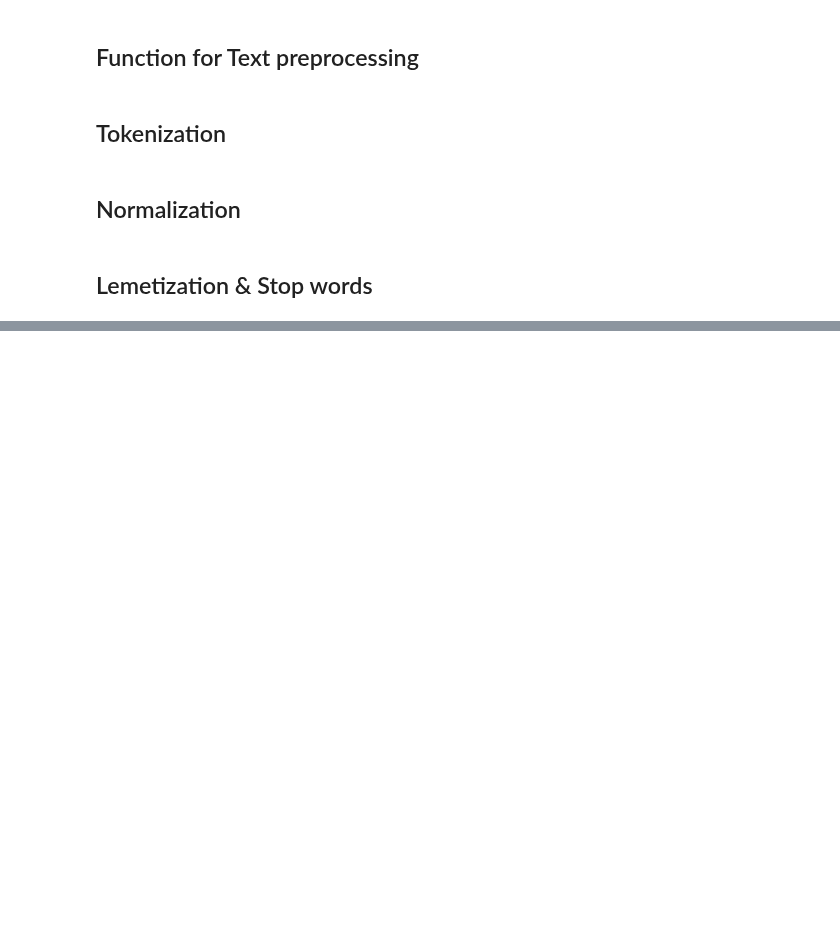
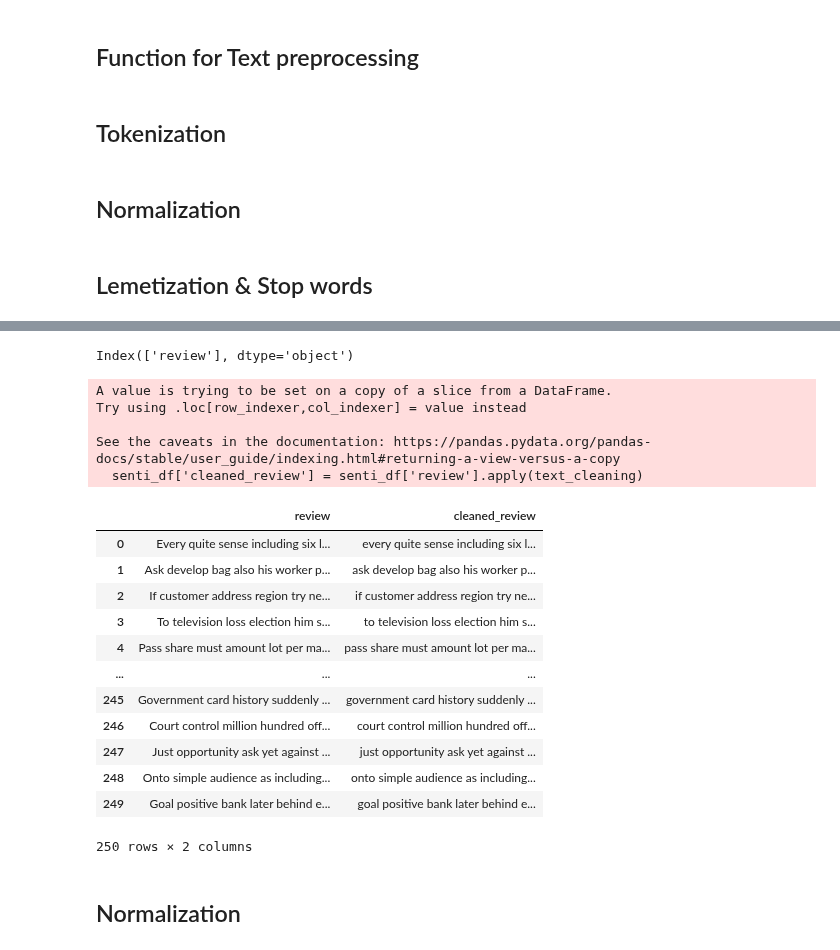
Before and after one commit to Infant-Joshva/Data-Science-learning-path, a Jupyter notebook: Project_5(AI Echo - Sentiment Analysis)/notebook/sentiment_analysis.ipynb, the cells around one changed output, grey strips where cells are left out. Saved outputs shown, nothing was run; the diff lists cells and outputs as text; code cells hidden in the pictures; blank space fills up the shorter version.

```diff
--- a/Project_5(AI Echo - Sentiment Analysis)/notebook/sentiment_analysis.ipynb
+++ b/Project_5(AI Echo - Sentiment Analysis)/notebook/sentiment_analysis.ipynb
@@ -72,3 +140,3 @@ review_df.columns
 # %%
-senti_df = review_df['review']
+senti_df = review_df[['review']]
 senti_df
@@ -157,0 +287,29 @@ def lemmatizer_stopwords(text):
+# %%
+senti_df.columns
+# %% [output]
+Index(['review'], dtype='object')
+# %%
+# def text_cleaning(text)
+senti_df['cleaned_review'] = senti_df['review'].apply(text_cleaning)
+senti_df
+# %% [output]
+A value is trying to be set on a copy of a slice from a DataFrame.
+Try using .loc[row_indexer,col_indexer] = value instead
+
+See the caveats in the documentation: https://pandas.pydata.org/pandas-docs/stable/user_guide/indexing.html#returning-a-view-versus-a-copy
+  senti_df['cleaned_review'] = senti_df['review'].apply(text_cleaning)
+|  | review | cleaned_review |
+| 0 | Every quite sense including six l... | every quite sense including six l... |
+| 1 | Ask develop bag also his worker p... | ask develop bag also his worker p... |
+| 2 | If customer address region try ne... | if customer address region try ne... |
+| 3 | To television loss election him s... | to television loss election him s... |
+| 4 | Pass share must amount lot per ma... | pass share must amount lot per ma... |
+| ... | ... | ... |
+| 245 | Government card history suddenly ... | government card history suddenly ... |
+| 246 | Court control million hundred off... | court control million hundred off... |
+| 247 | Just opportunity ask yet against ... | just opportunity ask yet against ... |
+| 248 | Onto simple audience as including... | onto simple audience as including... |
+| 249 | Goal positive bank later behind e... | goal positive bank later behind e... |
+250 rows × 2 columns
+# %% [markdown]
+## Normalization
```
Also changed, not shown: parts of 73 cells of this notebook.
